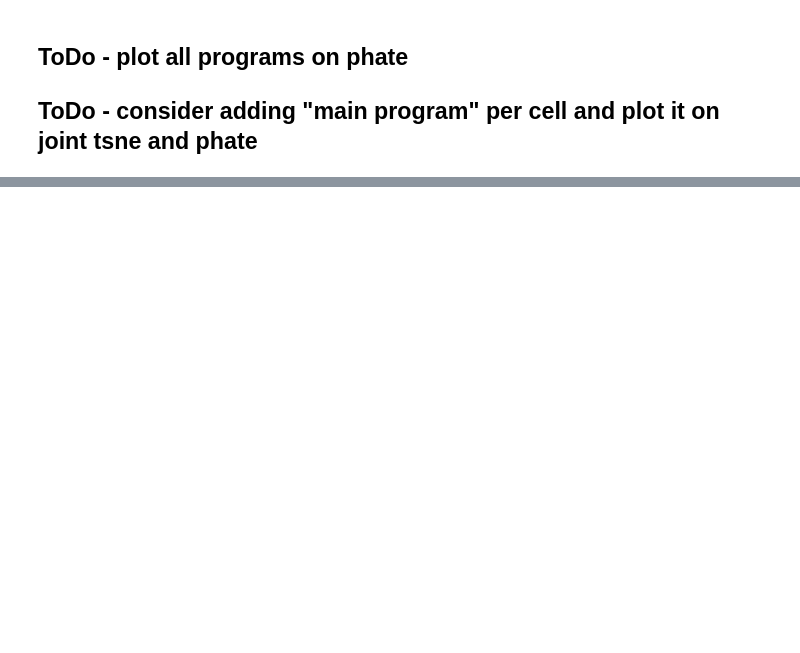
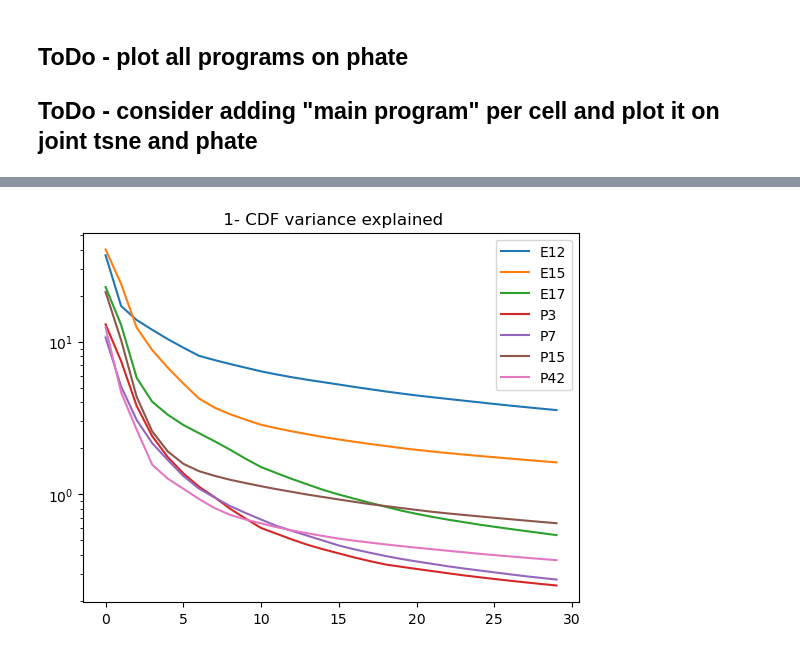
Before and after one commit to nitzanlab/gep-dynamics, a Jupyter notebook: notebooks/analyse_zepp.ipynb, the cells around one changed output, grey strips where cells are left out. Cells and saved outputs as stored; diff of their text form; code cells hidden in the pictures; blank space fills up the shorter version.

```diff
--- a/notebooks/analyse_zepp.ipynb
+++ b/notebooks/analyse_zepp.ipynb
@@ -668,0 +803,8 @@ del fig, ax, layout, prog_order
+# %%
+plt.plot(df_cumulative_var.index, 100-df_cumulative_var, label=df_var.columns)
+plt.yscale('log')
+plt.title(f' 1- CDF variance explained')
+plt.legend()
+plt.show()
+# %% [output]
+[figure, added]
```
Also changed, not shown: parts of 25 cells of this notebook, 6 other files.
